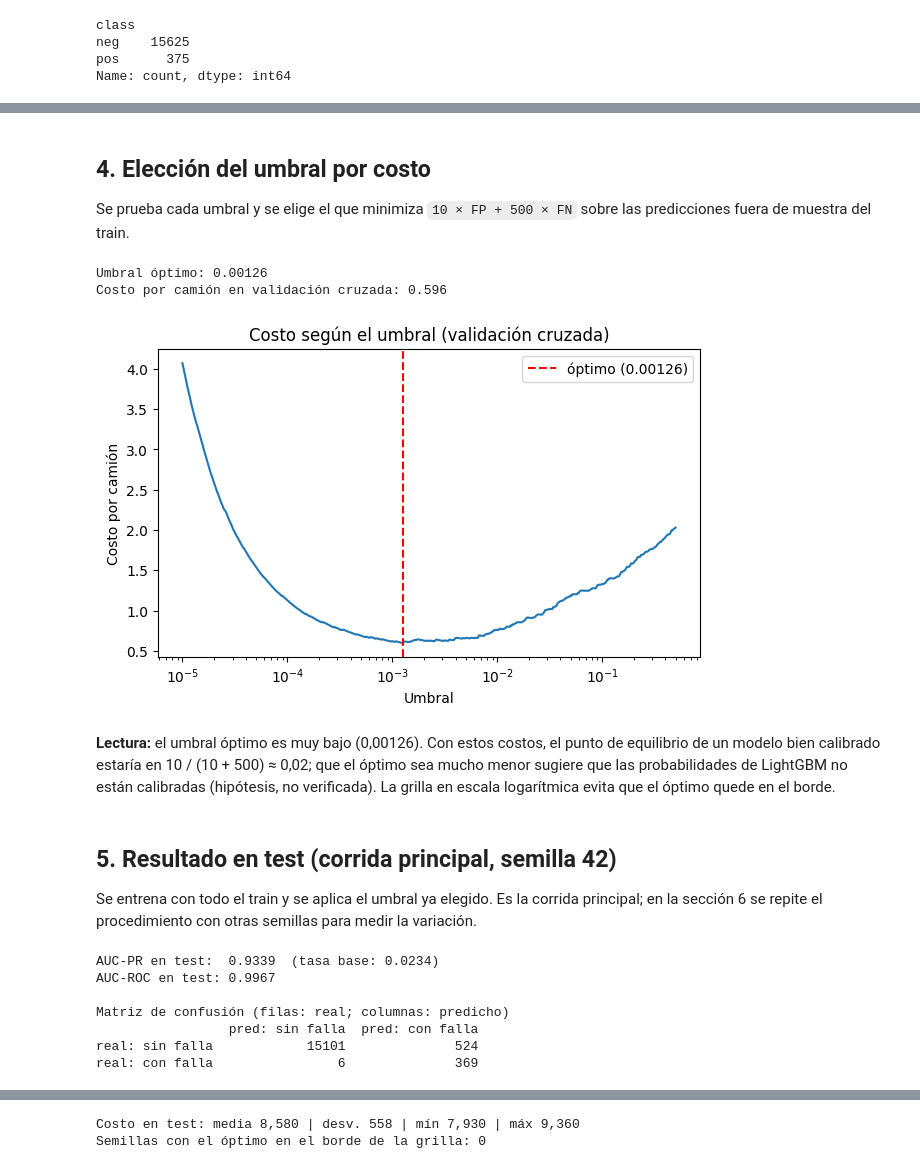
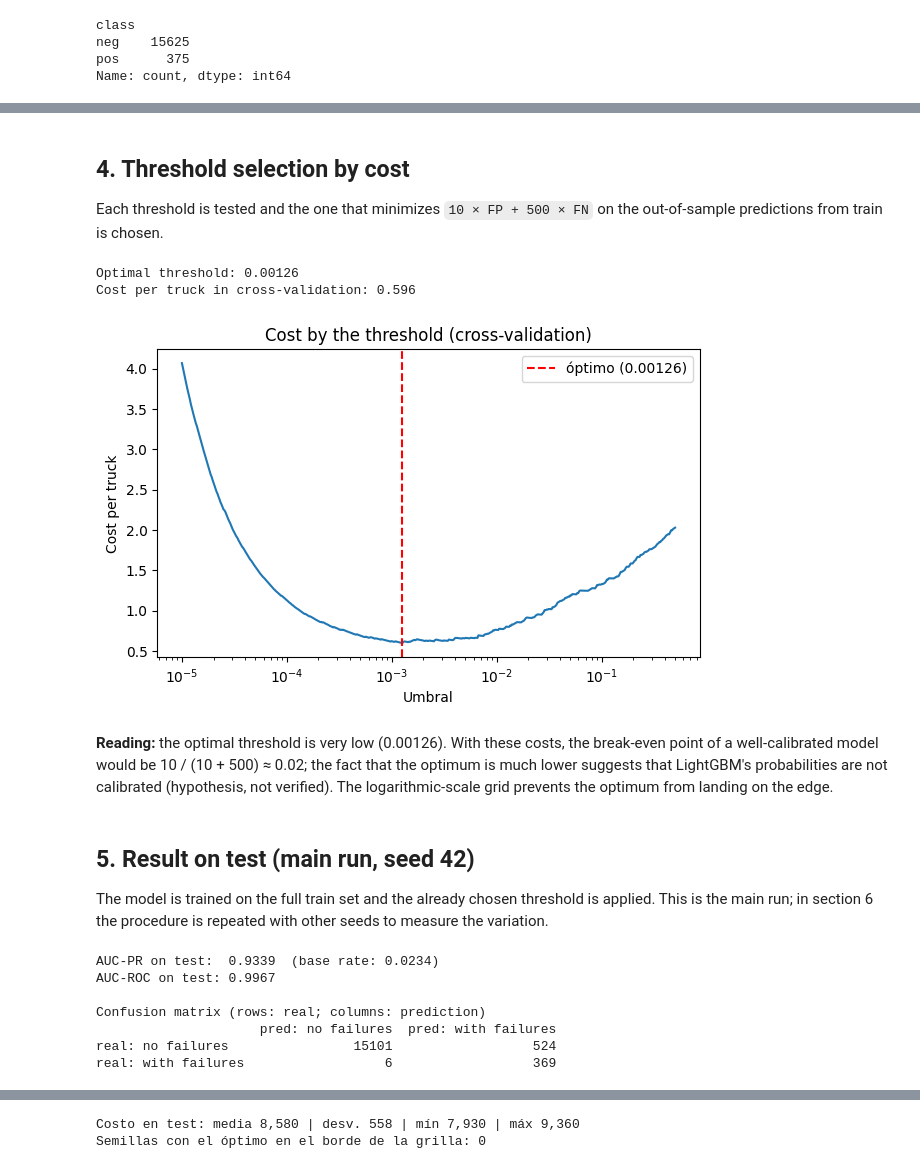
Before and after one commit to CarlosAdolfoPeralta/project_failures_scania, a Jupyter notebook: notebooks/fallas_scania.ipynb, the cells around one changed output, grey strips where cells are left out. Cells and saved outputs as stored; diff of their text form; code cells hidden in the pictures.

```diff
--- a/notebooks/fallas_scania.ipynb
+++ b/notebooks/fallas_scania.ipynb
@@ -109,58 +109,58 @@ AUC-ROC (validación cruzada): 0.9890
 # %% [markdown]
-## 4. Elección del umbral por costo
-Se prueba cada umbral y se elige el que minimiza `10 × FP + 500 × FN` sobre las predicciones fuera de muestra del train.
+## 4. Threshold selection by cost
+Each threshold is tested and the one that minimizes `10 × FP + 500 × FN` on the out-of-sample predictions from train is chosen.
 # %%
 def total_cost(y, p, thr):
     pred = p >= thr
     fp = int((pred & (y == 0)).sum())
     fn = int((~pred & (y == 1)).sum())
     return COST_FP * fp + COST_FN * fn, fp, fn
 
 y_tr = y_train.values
 thresholds = np.logspace(-5, np.log10(0.5), 500)
 costs = np.array([total_cost(y_tr, p_oof, t)[0] for t in thresholds])
 
 best_thr = thresholds[costs.argmin()]
-print(f"Umbral óptimo: {best_thr:.5f}")
-print(f"Costo por camión en validación cruzada: {costs.min() / len(y_tr):.3f}")
+print(f"Optimal threshold: {best_thr:.5f}")
+print(f"Cost per truck in cross-validation: {costs.min() / len(y_tr):.3f}")
 if best_thr in (thresholds[0], thresholds[-1]):
-    print("Atención: el óptimo está en el borde de la grilla; conviene ampliarla.")
+    print("Warning: the optimum is at the edge of the grid; it may be worth widening it.")
 
 plt.figure(figsize=(7, 4))
 plt.plot(thresholds, costs / len(y_tr))
 plt.axvline(best_thr, color="red", linestyle="--", label=f"óptimo ({best_thr:.5f})")
-plt.xlabel("Umbral"); plt.ylabel("Costo por camión")
-plt.title("Costo según el umbral (validación cruzada)"); plt.legend(); plt.xscale("log")
+plt.xlabel("Umbral"); plt.ylabel("Cost per truck")
+plt.title("Cost by the threshold (cross-validation)"); plt.legend(); plt.xscale("log")
 Path("../reports/figures").mkdir(parents=True, exist_ok=True)
 plt.savefig("../reports/figures/cost_curve.png", dpi=150, bbox_inches="tight")
 plt.show()
 # %% [output]
-Umbral óptimo: 0.00126
-Costo por camión en validación cruzada: 0.596
+Optimal threshold: 0.00126
+Cost per truck in cross-validation: 0.596
-[figure, old version]
+[figure, new version]
 # %% [markdown]
-**Lectura:** el umbral óptimo es muy bajo (0,00126). Con estos costos, el punto de equilibrio de un modelo bien calibrado estaría en 10 / (10 + 500) ≈ 0,02; que el óptimo sea mucho menor sugiere que las probabilidades de LightGBM no están calibradas (hipótesis, no verificada). La grilla en escala logarítmica evita que el óptimo quede en el borde.
+**Reading:** the optimal threshold is very low (0.00126). With these costs, the break-even point of a well-calibrated model would be 10 / (10 + 500) ≈ 0.02; the fact that the optimum is much lower suggests that LightGBM's probabilities are not calibrated (hypothesis, not verified). The logarithmic-scale grid prevents the optimum from landing on the edge.
 # %% [markdown]
-## 5. Resultado en test (corrida principal, semilla 42)
-Se entrena con todo el train y se aplica el umbral ya elegido. Es la corrida principal; en la sección 6 se repite el procedimiento con otras semillas para medir la variación.
+## 5. Result on test (main run, seed 42)
+The model is trained on the full train set and the already chosen threshold is applied. This is the main run; in section 6 the procedure is repeated with other seeds to measure the variation.
 # %%
 model.fit(X_train, y_train)
 p_test = model.predict_proba(X_test)[:, 1]
 
 cost, fp, fn = total_cost(y_test.values, p_test, best_thr)
-print(f"AUC-PR en test:  {average_precision_score(y_test, p_test):.4f}  (tasa base: {y_test.mean():.4f})")
-print(f"AUC-ROC en test: {roc_auc_score(y_test, p_test):.4f}")
+print(f"AUC-PR on test:  {average_precision_score(y_test, p_test):.4f}  (base rate: {y_test.mean():.4f})")
+print(f"AUC-ROC on test: {roc_auc_score(y_test, p_test):.4f}")
 print()
-print("Matriz de confusión (filas: real; columnas: predicho)")
+print("Confusion matrix (rows: real; columns: prediction)")
 print(pd.DataFrame(confusion_matrix(y_test, p_test >= best_thr),
-                   index=["real: sin falla", "real: con falla"], columns=["pred: sin falla", "pred: con falla"]))
+                   index=["real: no failures", "real: with failures"], columns=["pred: no failures", "pred: with failures"]))
 # %% [output]
-AUC-PR en test:  0.9339  (tasa base: 0.0234)
-AUC-ROC en test: 0.9967
+AUC-PR on test:  0.9339  (base rate: 0.0234)
+AUC-ROC on test: 0.9967
 
-Matriz de confusión (filas: real; columnas: predicho)
-                 pred: sin falla  pred: con falla
-real: sin falla            15101              524
-real: con falla                6              369
+Confusion matrix (rows: real; columns: prediction)
+                     pred: no failures  pred: with failures
+real: no failures                15101                  524
+real: with failures                  6                  369
 # %%
 comparacion = pd.Series({
```
Also changed, not shown: parts of 19 cells of this notebook, 4 other files.
